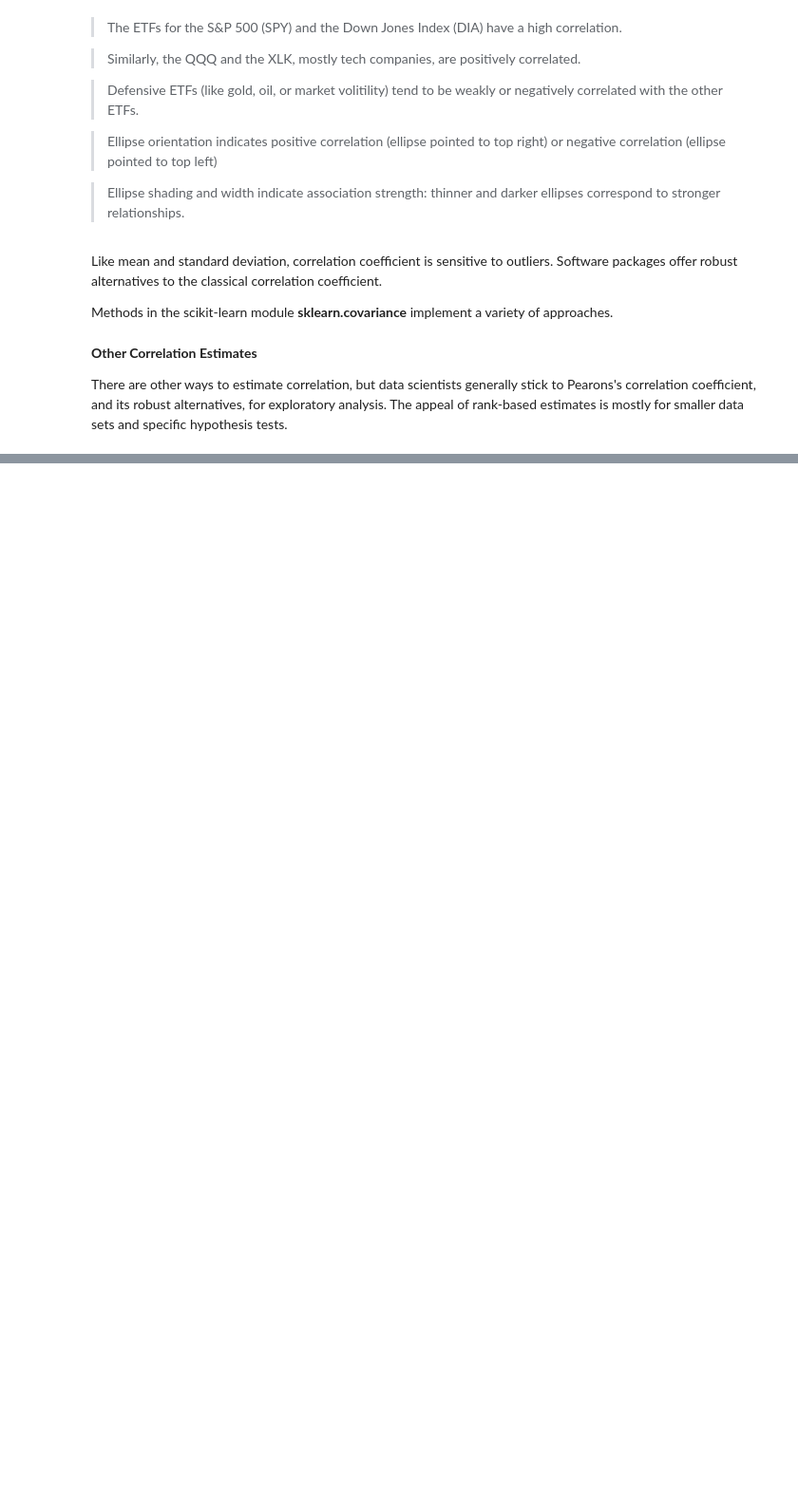
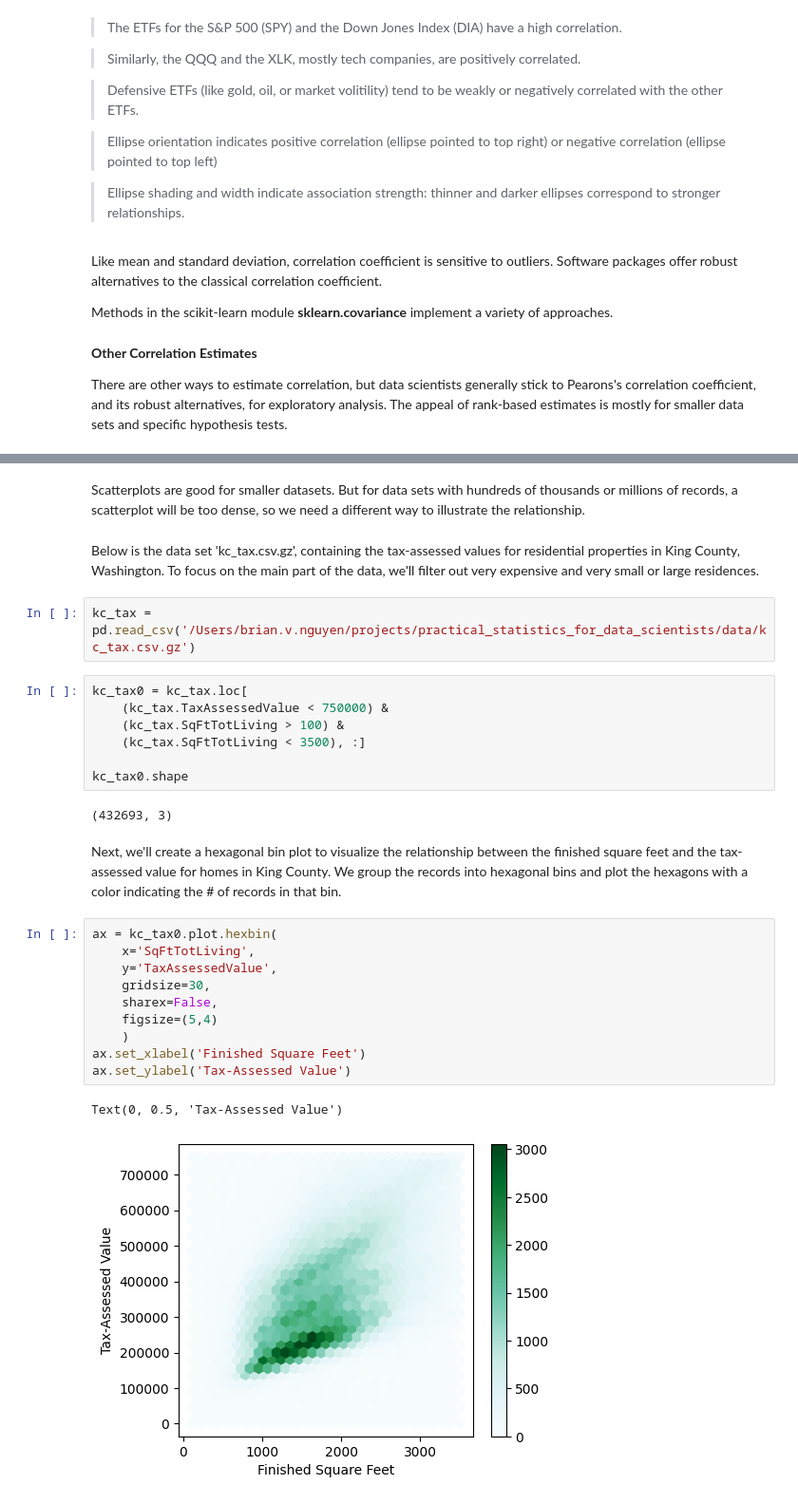
Before and after one commit to brian-vu-nguyen/practical_statistics_for_data_scientists, a Jupyter notebook: notebooks/chapter_1.ipynb, the cells around one changed output, grey strips where cells are left out. Shown: that part at 95% size. Drawn from its saved outputs; the diff is of its cells as text; blank space fills up the shorter version.

```diff
--- a/notebooks/chapter_1.ipynb
+++ b/notebooks/chapter_1.ipynb
@@ -688,0 +733,30 @@ There are other ways to estimate correlation, but data scientists generally stic
+# %% [markdown]
+Scatterplots are good for smaller datasets. But for data sets with hundreds of thousands or millions of records, a scatterplot will be too dense, so we need a different way to illustrate the relationship.
+# %% [markdown]
+Below is the data set 'kc_tax.csv.gz', containing the tax-assessed values for residential properties in King County, Washington. To focus on the main part of the data, we'll filter out very expensive and very small or large residences.
+# %%
+kc_tax = pd.read_csv('/Users/brian.v.nguyen/projects/practical_statistics_for_data_scientists/data/kc_tax.csv.gz')
+# %%
+kc_tax0 = kc_tax.loc[
+    (kc_tax.TaxAssessedValue < 750000) &
+    (kc_tax.SqFtTotLiving > 100) &
+    (kc_tax.SqFtTotLiving < 3500), :]
+
+kc_tax0.shape
+# %% [output]
+(432693, 3)
+# %% [markdown]
+Next, we'll create a hexagonal bin plot to visualize the relationship between the finished square feet and the tax-assessed value for homes in King County. We group the records into hexagonal bins and plot the hexagons with a color indicating the # of records in that bin.
+# %%
+ax = kc_tax0.plot.hexbin(
+    x='SqFtTotLiving',
+    y='TaxAssessedValue',
+    gridsize=30,
+    sharex=False,
+    figsize=(5,4)
+    )
+ax.set_xlabel('Finished Square Feet')
+ax.set_ylabel('Tax-Assessed Value')
+# %% [output]
+Text(0, 0.5, 'Tax-Assessed Value')
+[figure, added]
```
Also changed, not shown: parts of 25 cells of this notebook.
